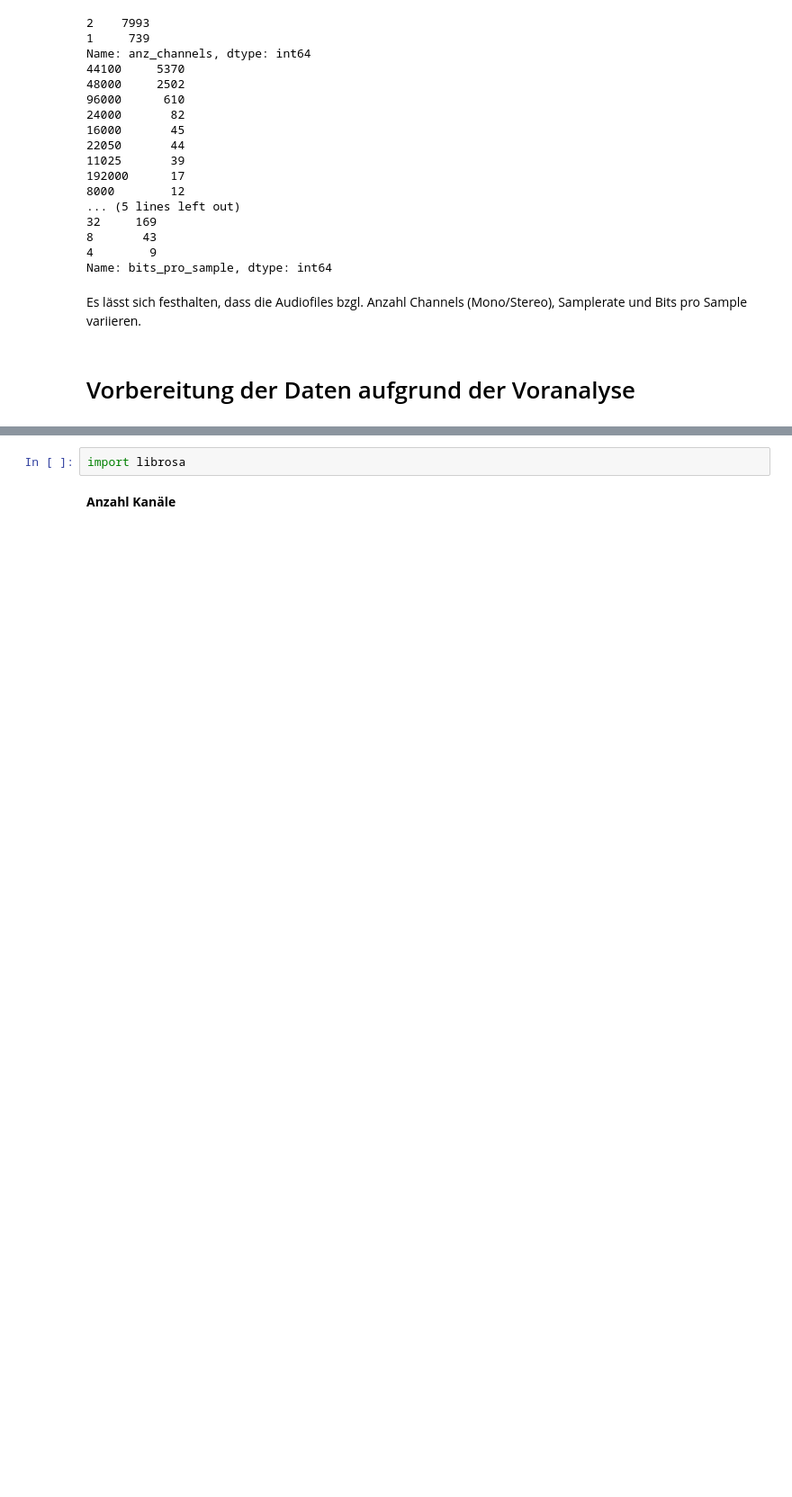
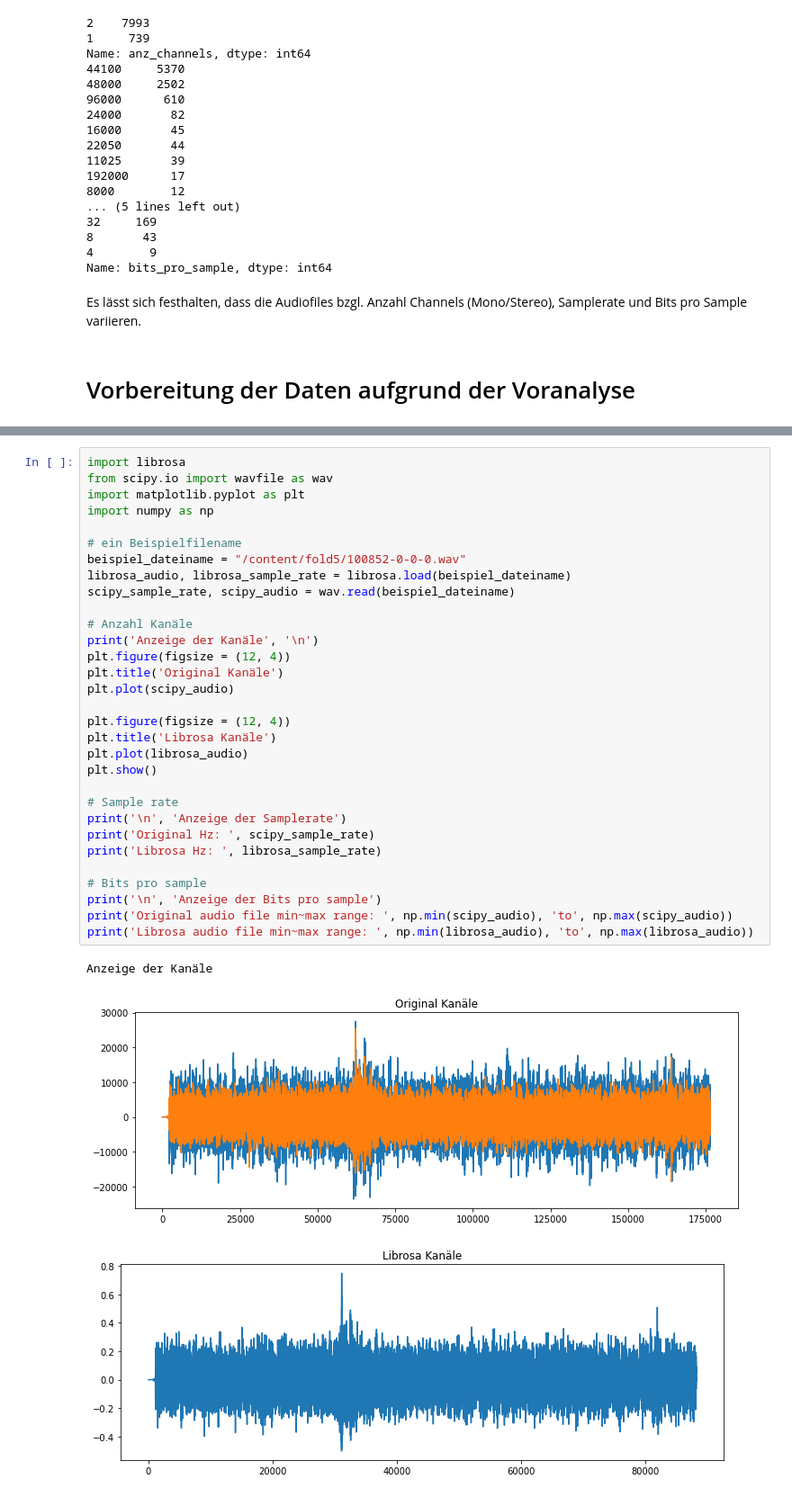
Before and after one commit to VimalKandrical/dl_sound_class, a Jupyter notebook: main.ipynb, the cells around one changed output, grey strips where cells are left out. Shown: that part at 90% size. Saved outputs shown, nothing was run; the diff lists cells and outputs as text; blank space fills up the shorter version.

```diff
--- a/main.ipynb
+++ b/main.ipynb
@@ -217,4 +219,35 @@ Wir haben festgestellt, dass die Datensätze unterschiedliche Ausprägungen und
-# %%
-import librosa
-# %% [markdown]
-<b> Anzahl Kanäle </b>
+# %%
+import librosa
+from scipy.io import wavfile as wav
+import matplotlib.pyplot as plt
+import numpy as np
+
+# ein Beispielfilename
+beispiel_dateiname = "/content/fold5/100852-0-0-0.wav"
+librosa_audio, librosa_sample_rate = librosa.load(beispiel_dateiname)
+scipy_sample_rate, scipy_audio = wav.read(beispiel_dateiname)
+
+# Anzahl Kanäle
+print('Anzeige der Kanäle', '\n')
+plt.figure(figsize = (12, 4))
+plt.title('Original Kanäle')
+plt.plot(scipy_audio)
+
+plt.figure(figsize = (12, 4))
+plt.title('Librosa Kanäle')
+plt.plot(librosa_audio)
+plt.show()
+
+# Sample rate
+print('\n', 'Anzeige der Samplerate')
+print('Original Hz: ', scipy_sample_rate)
+print('Librosa Hz: ', librosa_sample_rate)
+
+# Bits pro sample
+print('\n', 'Anzeige der Bits pro sample')
+print('Original audio file min~max range: ', np.min(scipy_audio), 'to', np.max(scipy_audio))
+print('Librosa audio file min~max range: ', np.min(librosa_audio), 'to', np.max(librosa_audio))
+# %% [output]
+Anzeige der Kanäle
+[figure, added]
+[figure, added]
```
Also changed, not shown: parts of 8 cells of this notebook.
